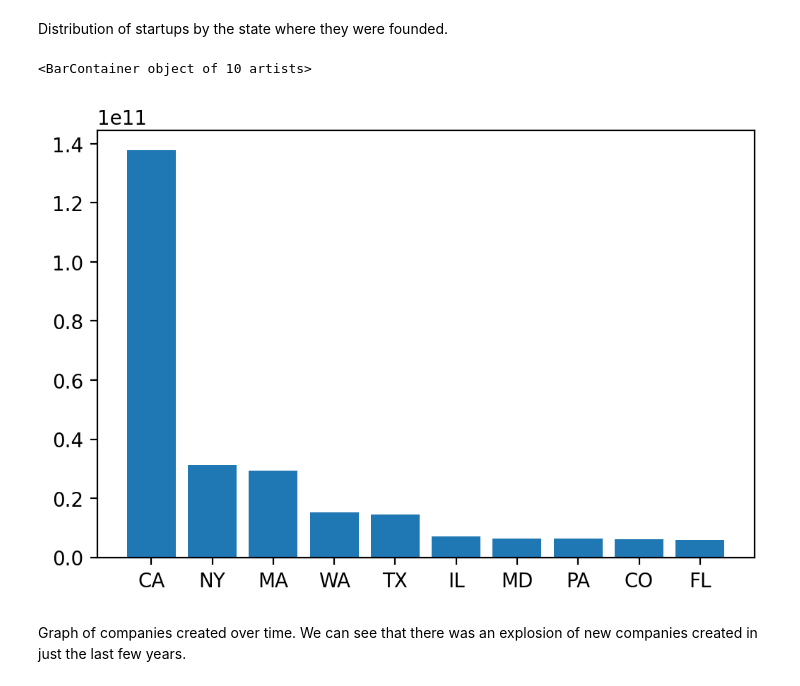
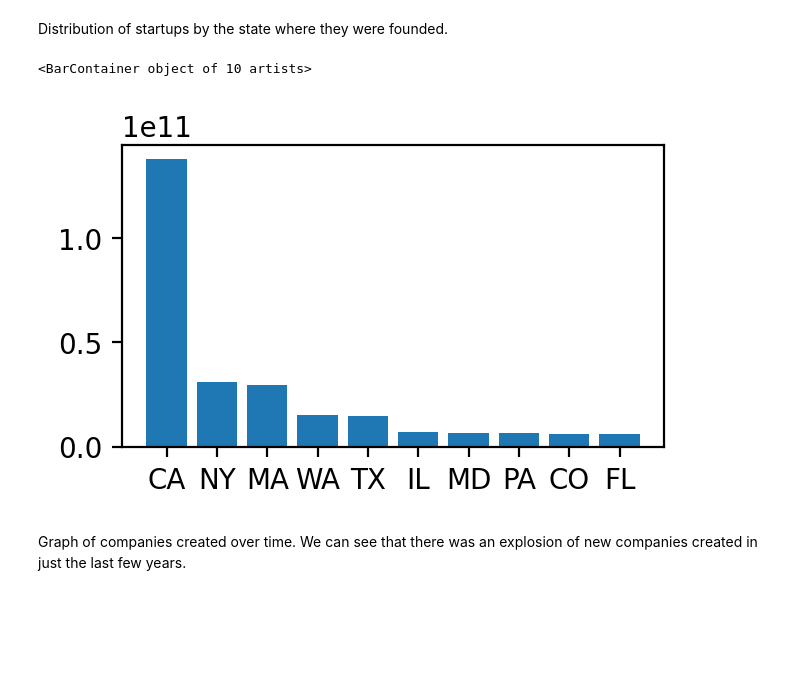
Before and after one commit to bartolomej/PR22_BK_LG_NS, a Jupyter notebook: report.ipynb, the cells around one changed output. Cells and saved outputs as stored; diff of their text form; code cells hidden in the pictures; blank space fills up the shorter version.

```diff
--- a/report.ipynb
+++ b/report.ipynb
@@ -45,11 +45,11 @@ Percentage of missing values: ~32%
 Distribution of startups by the state where they were founded.
 # %%
 funding_per_state = companies.groupby("state_code")["funding_total_usd"].sum().sort_values(ascending=False).dropna()
-fig, axes = plt.subplots(figsize=(6, 4), dpi=200)
+fig, axes = plt.subplots(figsize=(3.5, 2), dpi=200)
 axes.bar(funding_per_state[:10].index, funding_per_state[:10].values)
 # %% [output]
 <BarContainer object of 10 artists>
-[figure, old version]
+[figure, new version]
 # %% [markdown]
 Graph of companies created over time. We can see that there was an explosion of new companies created in just the last few years.
 # %%
```
Also changed, not shown: parts of 3 cells of this notebook, 8 other files.
